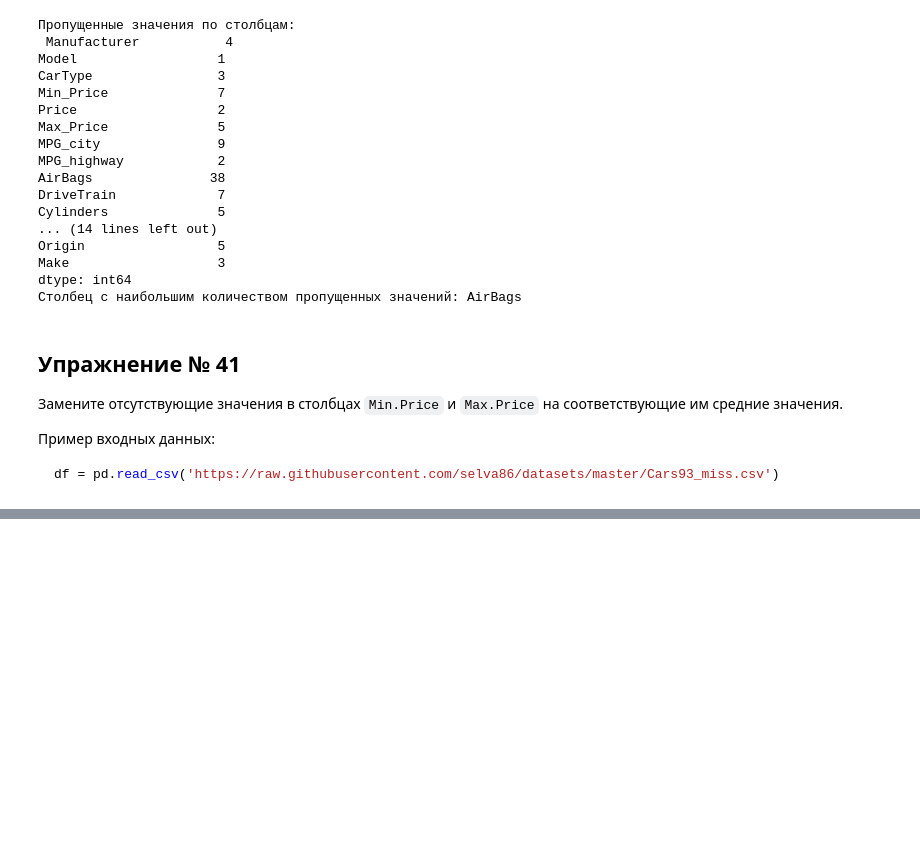
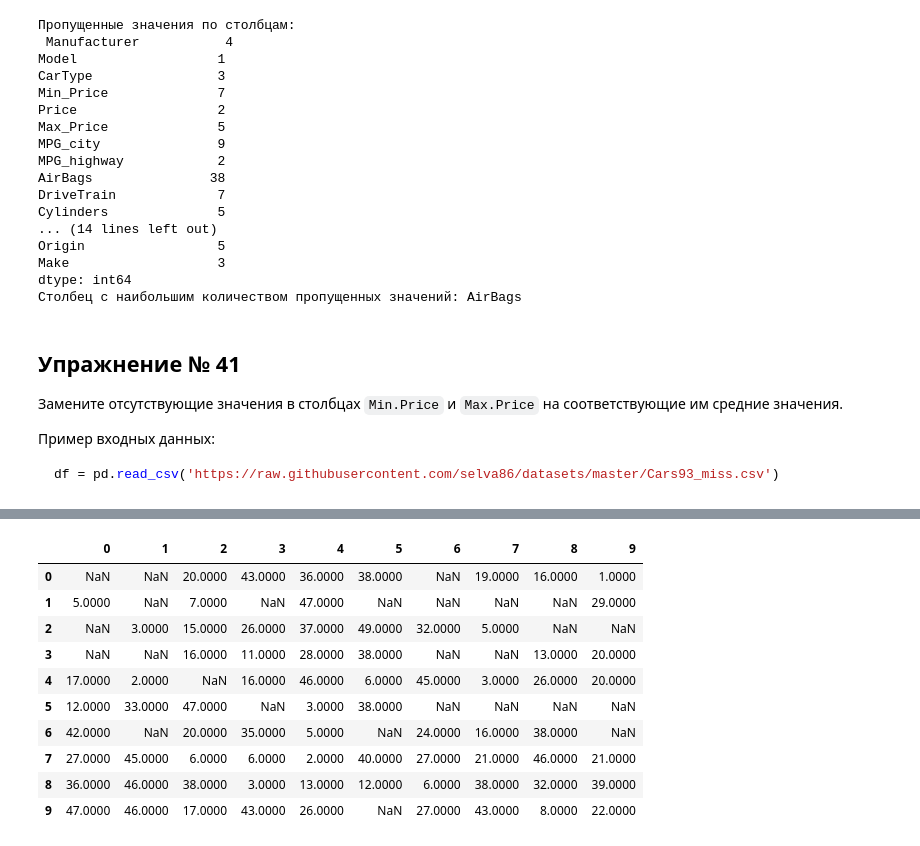
Before and after one commit to chikiryauxgod/data_analysis, a Jupyter notebook: Work_6/Work_6.ipynb, the cells around one changed output, grey strips where cells are left out. Cells and saved outputs as stored; diff of their text form; code cells hidden in the pictures; blank space fills up the shorter version.

```diff
--- a/Work_6/Work_6.ipynb
+++ b/Work_6/Work_6.ipynb
@@ -1194,0 +1559,17 @@ df = pd.read_csv('https://raw.githubusercontent.com/selva86/datasets/master/Cars
+# %%
+df = pd.DataFrame(np.random.randint(-20, 50, 100).reshape(10,-1))
+positive = df[df > 0].values.flatten()
+n = int(np.sqrt(positive.__len__()))
+pd.DataFrame(positive[:n*n].reshape(n, n))
+# %% [output]
+|  | 0 | 1 | 2 | 3 | 4 | 5 | 6 | 7 | 8 | 9 |
+| 0 | NaN | NaN | 20.0000 | 43.0000 | 36.0000 | 38.0000 | NaN | 19.0000 | 16.0000 | 1.0000 |
+| 1 | 5.0000 | NaN | 7.0000 | NaN | 47.0000 | NaN | NaN | NaN | NaN | 29.0000 |
+| 2 | NaN | 3.0000 | 15.0000 | 26.0000 | 37.0000 | 49.0000 | 32.0000 | 5.0000 | NaN | NaN |
+| 3 | NaN | NaN | 16.0000 | 11.0000 | 28.0000 | 38.0000 | NaN | NaN | 13.0000 | 20.0000 |
+| 4 | 17.0000 | 2.0000 | NaN | 16.0000 | 46.0000 | 6.0000 | 45.0000 | 3.0000 | 26.0000 | 20.0000 |
+| 5 | 12.0000 | 33.0000 | 47.0000 | NaN | 3.0000 | 38.0000 | NaN | NaN | NaN | NaN |
+| 6 | 42.0000 | NaN | 20.0000 | 35.0000 | 5.0000 | NaN | 24.0000 | 16.0000 | 38.0000 | NaN |
+| 7 | 27.0000 | 45.0000 | 6.0000 | 6.0000 | 2.0000 | 40.0000 | 27.0000 | 21.0000 | 46.0000 | 21.0000 |
+| 8 | 36.0000 | 46.0000 | 38.0000 | 3.0000 | 13.0000 | 12.0000 | 6.0000 | 38.0000 | 32.0000 | 39.0000 |
+| 9 | 47.0000 | 46.0000 | 17.0000 | 43.0000 | 26.0000 | NaN | 27.0000 | 43.0000 | 8.0000 | 22.0000 |
```
Also changed, not shown: parts of 64 cells of this notebook.
